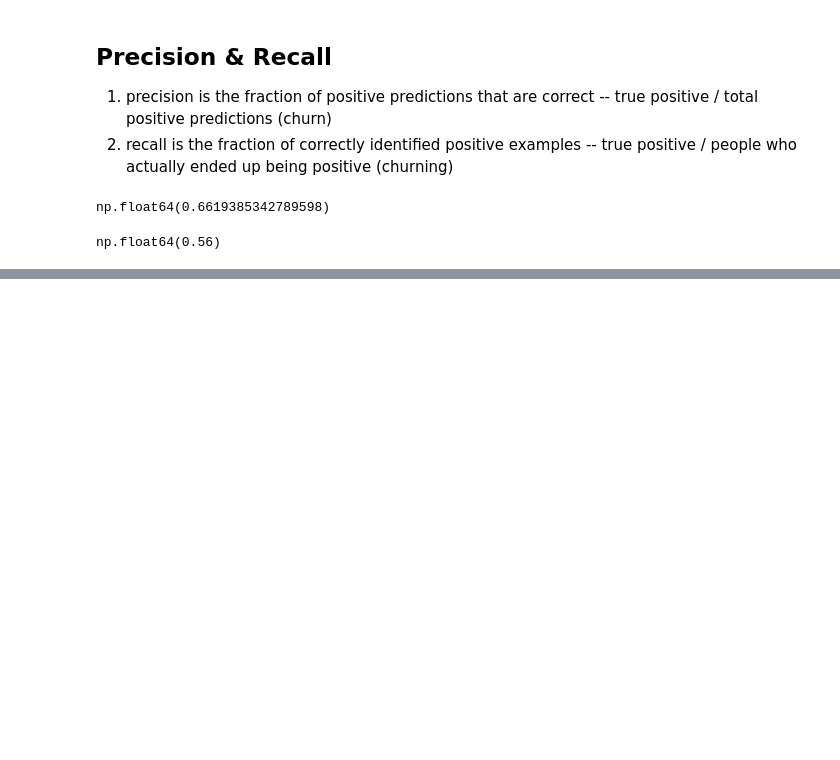
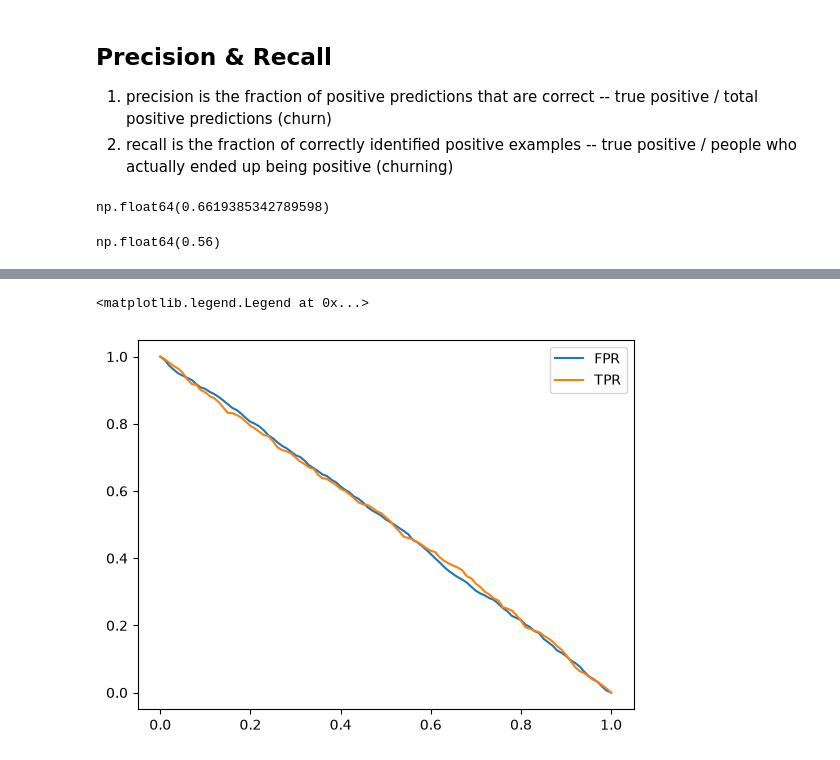
Before and after one commit to pranavpr-1/machine-learning-zoomcamp, a Jupyter notebook: Week_4/metrics.ipynb, the cells around one changed output, grey strips where cells are left out. Drawn from its saved outputs; the diff is of its cells as text; code cells hidden in the pictures; blank space fills up the shorter version.

```diff
--- a/Week_4/metrics.ipynb
+++ b/Week_4/metrics.ipynb
@@ -506,0 +619,31 @@ np.float64(0.56)
+# %%
+def tpr_fpr_df(y_val, y_pred):
+
+    thresholds = np.linspace(0,1,101)
+    scores = []
+
+    for t in thresholds:
+        actual_positive = (y_val == 1)
+        actual_negative = (y_val == 0)
+
+        predict_positive = (y_pred >= t)
+        predict_negative = (y_pred < t)
+
+        tp = (predict_positive & actual_positive).sum()
+        tn = (predict_negative & actual_negative).sum()
+
+        fp = (predict_positive & actual_negative).sum()
+        fn = (predict_negative & actual_positive).sum()
+
+        scores.append((float(t), int(tp), int(tn), int(fp), int(fn)))
+
+    df_scores = pd.DataFrame(scores, columns=['threshold', 'tp', 'tn', 'fp', 'fn'])
+
+    df_scores['fpr'] = df_scores.fp / (df_scores.fp + df_scores.tn)
+
+    df_scores['tpr'] = df_scores.tp / (df_scores.tp + df_scores.fn)
+
+    return df_scores
+# %%
+df_rand = tpr_fpr_df(y_val, y_rand)
+df_rand[::10]
@@ -506,0 +663,7 @@ np.float64(0.56)
+# %%
+plt.plot(df_rand.threshold, df_rand['fpr'], label="FPR")
+plt.plot(df_rand.threshold, df_rand['tpr'], label="TPR")
+plt.legend()
+# %% [output]
+<matplotlib.legend.Legend at 0x...>
+[figure, added]
```
Also changed, not shown: parts of 32 cells of this notebook, 1 other file.
